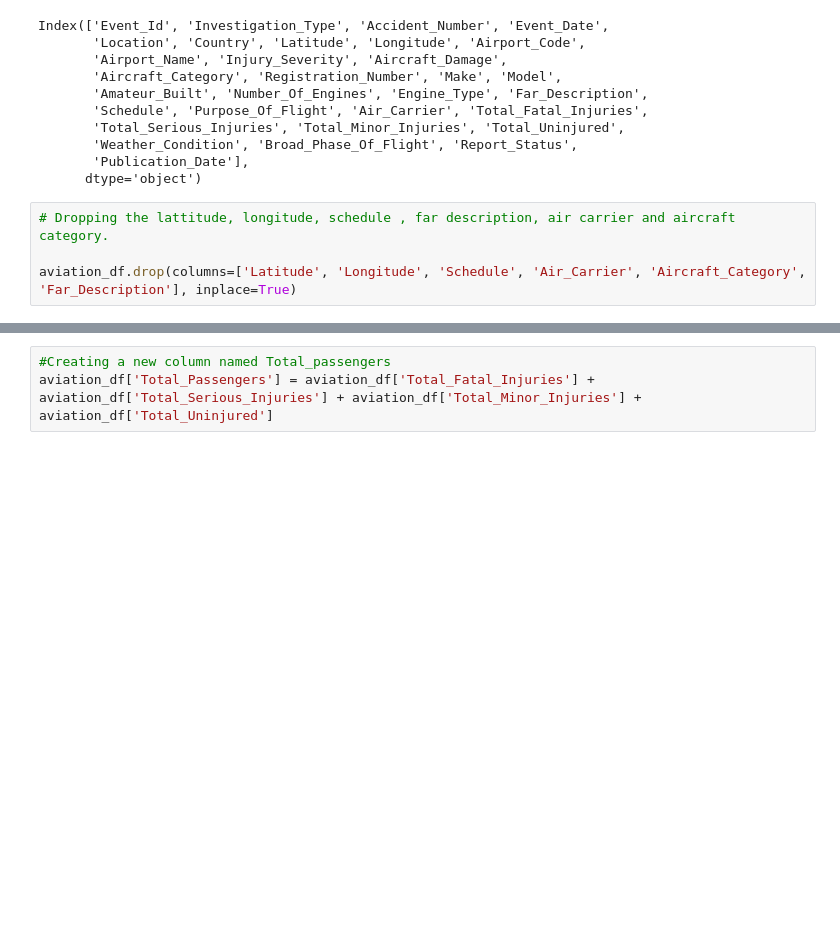
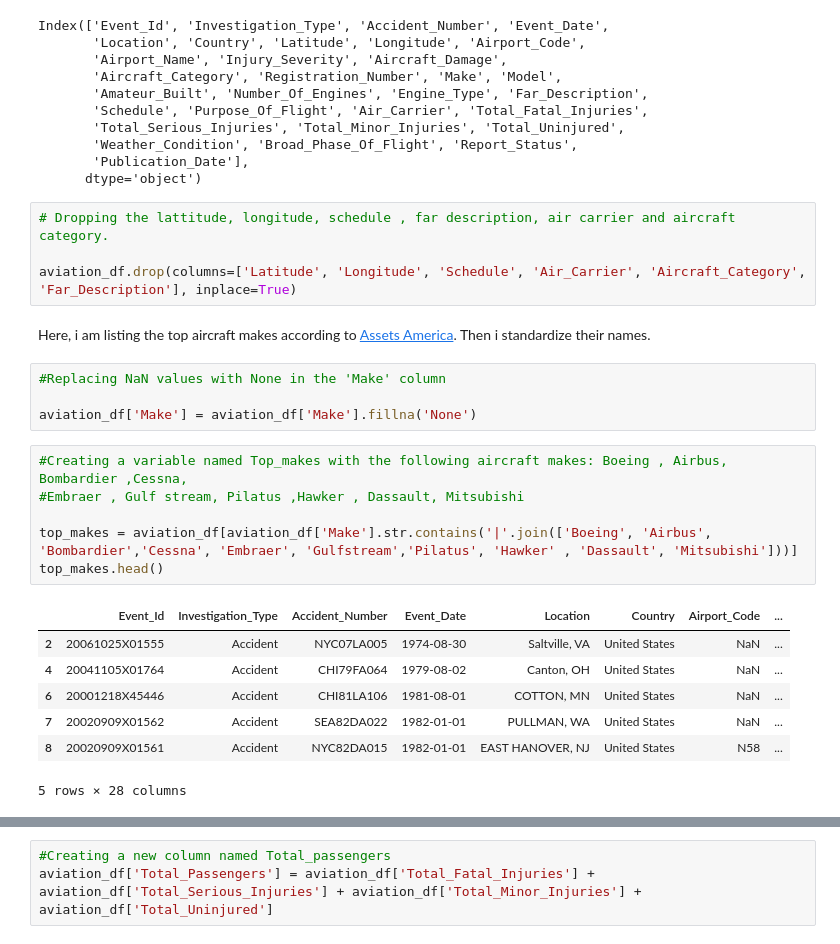
Before and after one commit to Nkatha-Imanene/AVIATION-PROJECT, a Jupyter notebook: index.ipynb, the cells around one changed output, grey strips where cells are left out. Cells and saved outputs as stored; diff of their text form; blank space fills up the shorter version.

Commit message:
Standardized top 10 make names
 modified the DF to include just the manufacturers in the top make

```diff
--- a/index.ipynb
+++ b/index.ipynb
@@ -134,3 +134,23 @@ Index(['Event_Id', 'Investigation_Type', 'Accident_Number', 'Event_Date',
 # Dropping the lattitude, longitude, schedule , far description, air carrier and aircraft category.
 
 aviation_df.drop(columns=['Latitude', 'Longitude', 'Schedule', 'Air_Carrier', 'Aircraft_Category', 'Far_Description'], inplace=True)
+# %% [markdown]
+Here, i am listing the top aircraft makes according to [Assets America](https://assetsamerica.com/aircraft-manufacturers/). Then i standardize their names.
+# %%
+#Replacing NaN values with None in the 'Make' column
+
+aviation_df['Make'] = aviation_df['Make'].fillna('None')
+# %%
+#Creating a variable named Top_makes with the following aircraft makes: Boeing , Airbus, Bombardier ,Cessna,
+#Embraer , Gulf stream, Pilatus ,Hawker , Dassault, Mitsubishi
+
+top_makes = aviation_df[aviation_df['Make'].str.contains('|'.join(['Boeing', 'Airbus', 'Bombardier','Cessna', 'Embraer', 'Gulfstream','Pilatus', 'Hawker' , 'Dassault', 'Mitsubishi']))]
+top_makes.head()
+# %% [output]
+|  | Event_Id | Investigation_Type | Accident_Number | Event_Date | Location | Country | Airport_Code | ... |
+| 2 | 20061025X01555 | Accident | NYC07LA005 | 1974-08-30 | Saltville, VA | United States | NaN | ... |
+| 4 | 20041105X01764 | Accident | CHI79FA064 | 1979-08-02 | Canton, OH | United States | NaN | ... |
+| 6 | 20001218X45446 | Accident | CHI81LA106 | 1981-08-01 | COTTON, MN | United States | NaN | ... |
+| 7 | 20020909X01562 | Accident | SEA82DA022 | 1982-01-01 | PULLMAN, WA | United States | NaN | ... |
+| 8 | 20020909X01561 | Accident | NYC82DA015 | 1982-01-01 | EAST HANOVER, NJ | United States | N58 | ... |
+5 rows × 28 columns
```
Also changed, not shown: parts of 5 cells of this notebook.
